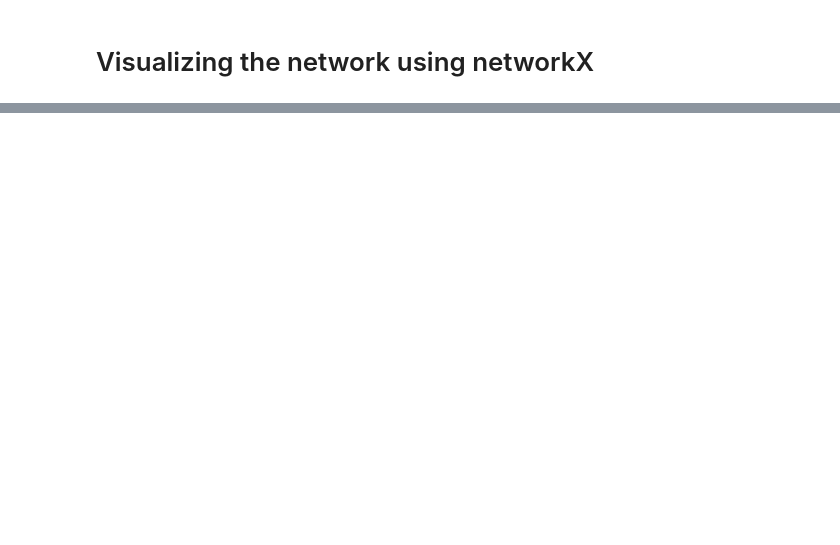
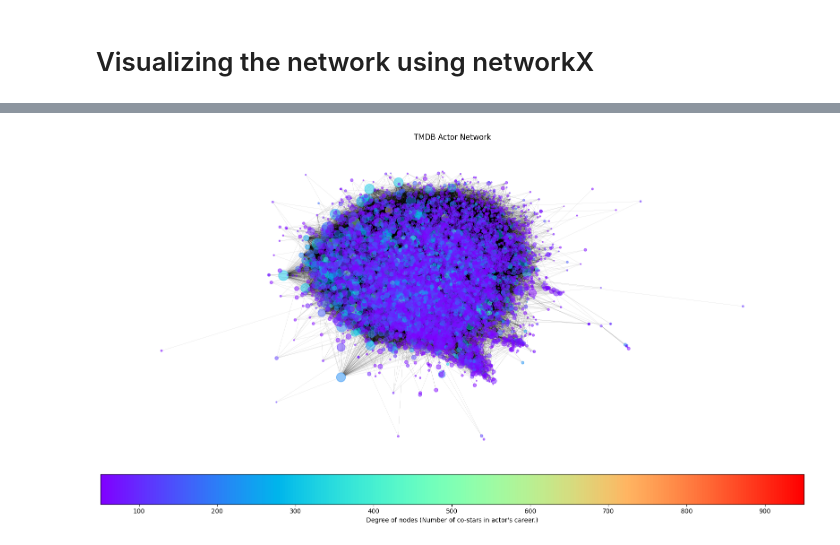
Before and after one commit to AleksandarLukic96/02805_Final_project, a Jupyter notebook: code/Network_graph.ipynb, the cells around one changed output, grey strips where cells are left out. Drawn from its saved outputs; the diff is of its cells as text; code cells hidden in the pictures; blank space fills up the shorter version.

```diff
--- a/code/Network_graph.ipynb
+++ b/code/Network_graph.ipynb
@@ -274,4 +580,4 @@ fa2 = ForceAtlas2(
 # %%
 # Running the algorithm to get node positions
-positions = fa2.forceatlas2_networkx_layout(G, pos=None, iterations=200)
+positions = fa2.forceatlas2_networkx_layout(GRAPH, pos=None, iterations=200)
 # %% [output]
@@ -366,0 +589,10 @@ plt.show()
+# %%
+# sort nodes after degree
+sorted_degree = sorted(GRAPH.degree, key=lambda x: x[1], reverse=True)
+
+# Extract degree from nodes and store separately
+DEGREE_VALUES = [x[1] for x in sorted_degree]
+# %%
+# Helper function for normalisation of attribute values to fit colormap [0 to 1]
+def normalise(value, min_val, max_val):
+    return (value - min_val) / (max_val - min_val) if max_val != min_val else 0.5
@@ -366,0 +625,54 @@ plt.show()
+# %%
+ATTRIBUTE = "featured_in"
+COLOR_MAP = "rainbow"
+NODE_COLORS = color_nodes_by_attribute(GRAPH, attr=ATTRIBUTE, cmap_name = COLOR_MAP)
+# %%
+# Define figure size and gridspec layout
+fig = plt.figure(figsize=(16, 9))
+
+# Divide the figure into 10 equal rows
+gs = fig.add_gridspec(10, 1)
+
+# Graph plot (top 9/10 of the figure)
+ax_graph = fig.add_subplot(gs[:9, 0])
+nx.draw(
+    GRAPH,
+    pos=positions,
+    ax=ax_graph,  # Use the defined axis
+    node_size=DEGREE_VALUES,
+    alpha=0.5,
+    node_color=NODE_COLORS,
+    width=0.1,
+    with_labels=False
+)
+
+# Set title of plot
+ax_graph.set_title("TMDB Actor Network")
+
+# Colorbar plot (bottom 1/10 of the figure)
+ax_colorbar = fig.add_subplot(gs[9, 0])  # The bottom 1 row for the colorbar
+
+# Colorbar code
+vals = [GRAPH.nodes[node][ATTRIBUTE] for node in GRAPH.nodes if ATTRIBUTE in GRAPH.nodes[node]]
+cmap = colormaps[COLOR_MAP]
+norm = mpl.colors.Normalize(vmin=min(vals), vmax=max(vals))
+
+# Create the colorbar on the designated axis
+fig.colorbar(
+    mpl.cm.ScalarMappable(norm=norm, cmap=cmap),
+    cax=ax_colorbar,
+    orientation='horizontal',
+    label="Degree of nodes (Number of co-stars in actor's career.)"
+)
+
+# Adjust layout to ensure colorbar and graph are not overlapping
+plt.tight_layout()
+
+ACTOR_GRAPH_PATH_PDF = os.path.join(os.path.abspath(""), "plots", "ACTORS_network_fa2.pdf")
+ACTOR_GRAPH_PATH_PNG = os.path.join(os.path.abspath(""), "plots", "ACTORS_network_fa2.png")
+plt.savefig(ACTOR_GRAPH_PATH_PDF, format = "pdf", bbox_inches="tight")
+plt.savefig(ACTOR_GRAPH_PATH_PNG, format = "png", bbox_inches="tight")
+
+plt.show()
+# %% [output]
+[figure, added]
```
Also changed, not shown: parts of 60 cells of this notebook, 25 other files.
